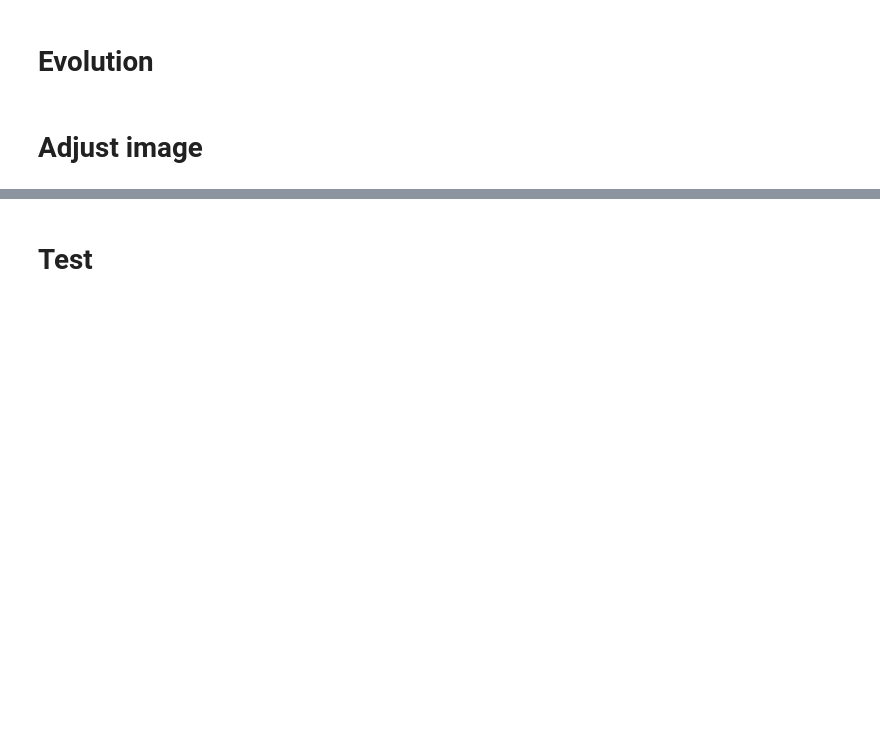
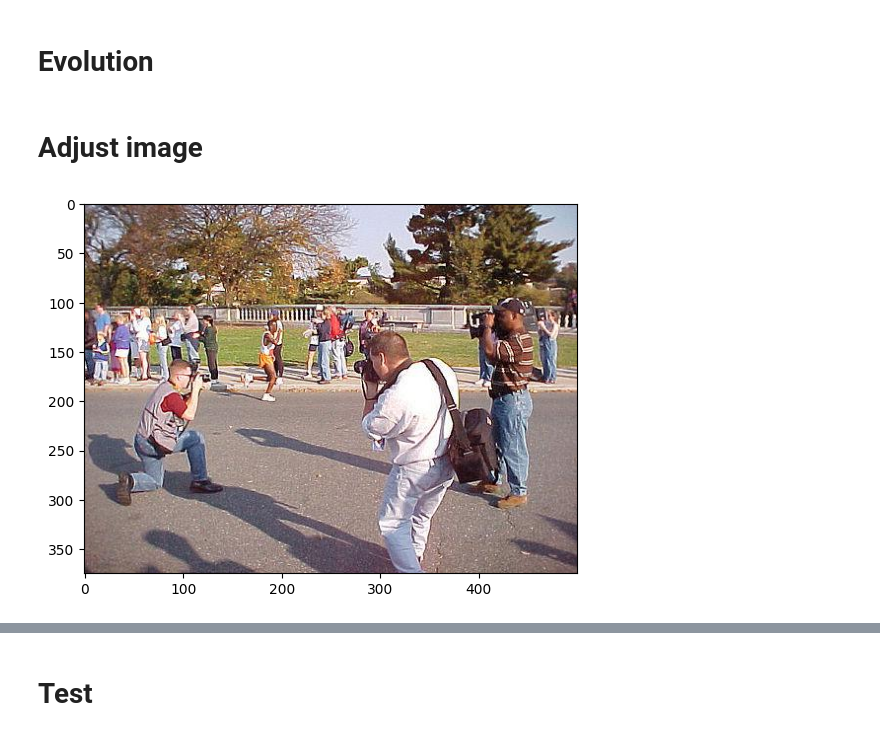
Before and after one commit to christric1/RL_2, a Jupyter notebook: test.ipynb, the cells around one changed output, grey strips where cells are left out. Saved outputs shown, nothing was run; the diff lists cells and outputs as text; code cells hidden in the pictures; blank space fills up the shorter version.

```diff
--- a/test.ipynb
+++ b/test.ipynb
@@ -37,10 +37,12 @@ from reinforcement import modify_image
 trainDataset = OD_Dataset("Pascal_2012")
 trainDataloader = DataLoader(trainDataset, batch_size=1, shuffle=True)
 # %%
-data, target = next(iter(trainDataloader))
-labels, boxs = target["labels"].squeeze(dim=0), target["boxes"].squeeze(dim=0)
-image = data.squeeze(dim=0)
-pil_img_0 = TF.to_pil_image(image)
-# plt.imshow(pil_img)
-# plt.show()
+image, target, image_path = next(iter(trainDataloader))
+image = image.squeeze(dim=0)
+target = target.squeeze(dim=0)
+labels, boxs = target[:, 0], target[:, 1:]
+plt.imshow(TF.to_pil_image(image))
+plt.show()
+# %% [output]
+[figure, added]
 # %%
```
Also changed, not shown: parts of 8 cells of this notebook, 7 other files.
